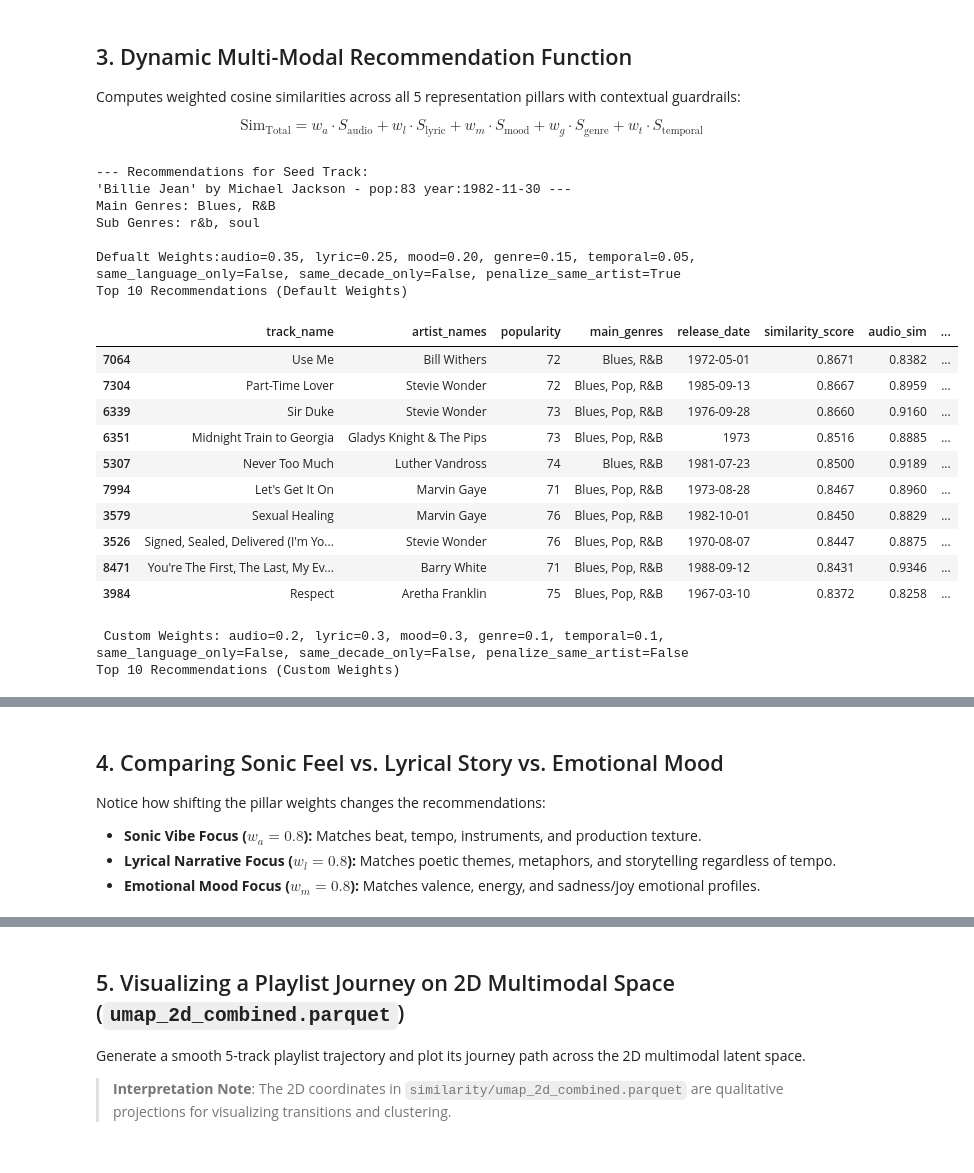
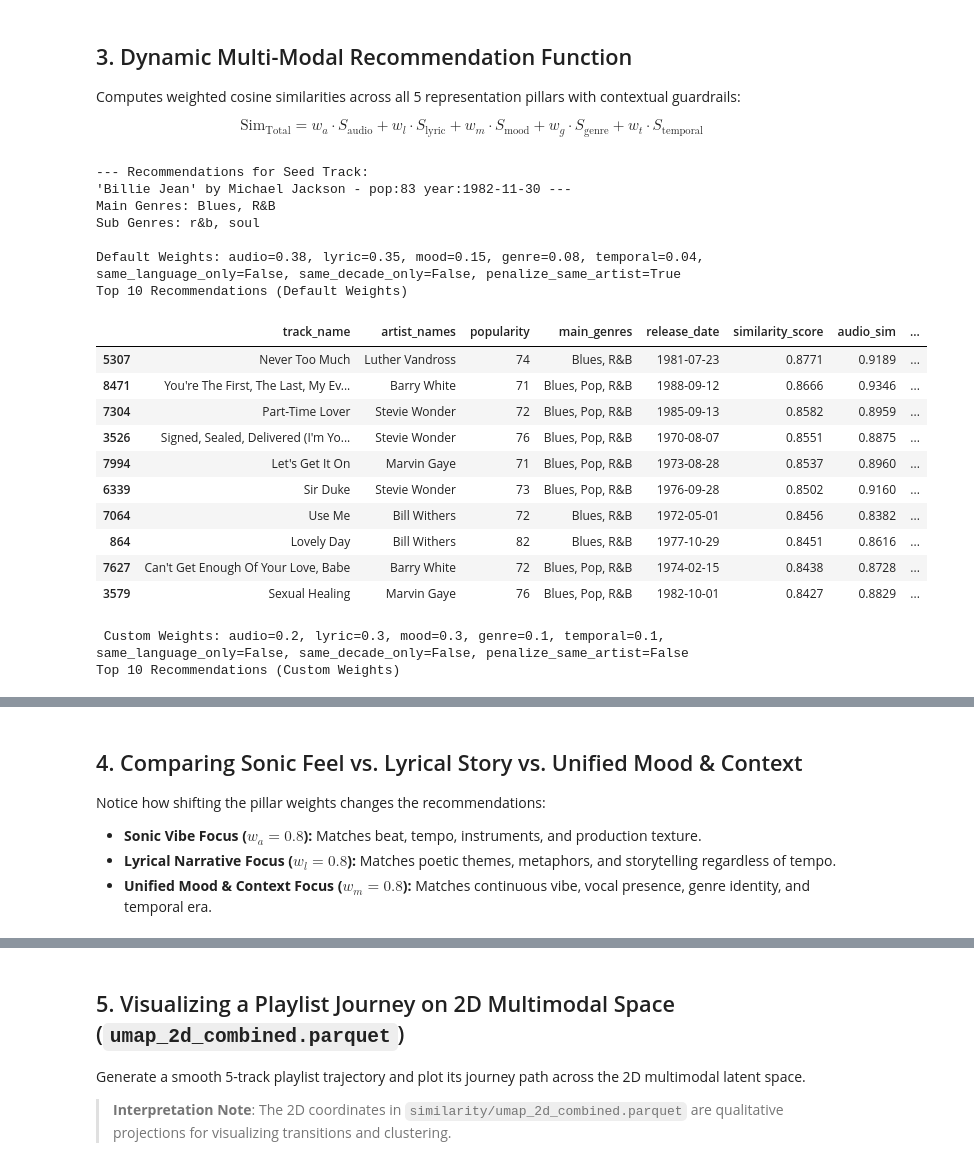
Before and after one commit to essteec/music-prediction, a Jupyter notebook: notebooks/03_content_based_recommendation_engine.ipynb, the cells around one changed output, grey strips where cells are left out. Drawn from its saved outputs; the diff is of its cells as text; code cells hidden in the pictures.

```diff
--- a/notebooks/03_content_based_recommendation_engine.ipynb
+++ b/notebooks/03_content_based_recommendation_engine.ipynb
@@ -47,25 +47,33 @@ e5_lyric = np.load(DATA_DIR / 'embeddings' / 'lyric' / 'multilingual_e5_large_10
 has_lyrics = (np.linalg.norm(harrier, axis=1, keepdims=True) > 1e-6).astype(np.float32)
 lyric_norm = l2_norm(np.concatenate([l2_norm(harrier), l2_norm(e5_lyric)], axis=1)) * has_lyrics
 
-# 3. Mood & Emotion Representation (59-D: Spotify 11-D + GoEmotions/NRC 36-D + Vocal DSP 12-D)
+# 3. Unified Mood & Context Representation (83-D: Genre 40% + Spotify 30% + Temporal 15% + Vocal DSP 15%)
+# Evaluated via LOGO ablation: GoEmotions (36-D) dropped to remove non-English zero-padding bias;
+# Genre Hybrid (50-D) and Temporal Context (10-D) added as stylistic and era anchors.
 spotify_11d = np.load(DATA_DIR / 'embeddings' / 'metadata' / 'spotify_audio_11d.npy')
-emotion_36d = np.load(DATA_DIR / 'embeddings' / 'metadata' / 'emotion_sentiment_36d.npy')
 vocal_12d   = np.load(DATA_DIR / 'embeddings' / 'metadata' / 'vocal_dsp_12d.npy')
-mood_norm = l2_norm(np.concatenate([l2_norm(spotify_11d), l2_norm(emotion_36d), l2_norm(vocal_12d)], axis=1))
+genre_50d   = np.load(DATA_DIR / 'embeddings' / 'metadata' / 'genre_hybrid_50d.npy')
+temporal_10d = np.load(DATA_DIR / 'embeddings' / 'metadata' / 'temporal_collab_10d.npy')
+
+mood_blocks = [
+    np.sqrt(0.40) * l2_norm(genre_50d),
+    np.sqrt(0.30) * l2_norm(spotify_11d),
+    np.sqrt(0.15) * l2_norm(temporal_10d),
+    np.sqrt(0.15) * l2_norm(vocal_12d)
+]
+mood_norm = l2_norm(np.concatenate(mood_blocks, axis=1))
 
 # 4. Genre Style Representation (50-D: 17-D Main + 17-D Sub Rollup + 16-D Latent SVD)
-genre_50d = np.load(DATA_DIR / 'embeddings' / 'metadata' / 'genre_hybrid_50d.npy')
 genre_norm = l2_norm(genre_50d)
 
 # 5. Temporal & Collaboration Context (10-D)
-temporal_10d = np.load(DATA_DIR / 'embeddings' / 'metadata' / 'temporal_collab_10d.npy')
 temporal_norm = l2_norm(temporal_10d)
 
 print(f"Loaded representations for {len(songs):,} songs:")
-print(f"  • Audio Embedding Dimension:    {audio_norm.shape[1]}-D")
-print(f"  • Lyric Embedding Dimension:    {lyric_norm.shape[1]}-D")
-print(f"  • Mood & Emotion Dimension:     {mood_norm.shape[1]}-D")
-print(f"  • Genre Hybrid Dimension:       {genre_norm.shape[1]}-D")
-print(f"  • Temporal & Context Dimension: {temporal_norm.shape[1]}-D")
+print(f"  • Audio Embedding Dimension:          {audio_norm.shape[1]}-D")
+print(f"  • Lyric Embedding Dimension:          {lyric_norm.shape[1]}-D")
+print(f"  • Unified Mood & Context Dimension:   {mood_norm.shape[1]}-D")
+print(f"  • Genre Hybrid Dimension:             {genre_norm.shape[1]}-D")
+print(f"  • Temporal & Context Dimension:       {temporal_norm.shape[1]}-D")
 # %% [output]
 Loaded representations for 10,000 songs:
@@ -114,11 +122,11 @@ $$\text{Sim}_{\text{Total}} = w_a \cdot S_{\text{audio}} + w_l \cdot S_{\text{ly
 def recommend_songs(
     seed_idx: int,
     top_k: int = 5,
-    audio_weight: float = 0.35,
-    lyric_weight: float = 0.25,
-    mood_weight: float = 0.20,
-    genre_weight: float = 0.15,
-    temporal_weight: float = 0.05,
+    audio_weight: float = 0.38,
+    lyric_weight: float = 0.35,
+    mood_weight: float = 0.15,
+    genre_weight: float = 0.08,
+    temporal_weight: float = 0.04,
     same_language_only: bool = False,
     same_decade_only: bool = False,
     penalize_same_artist: bool = True
@@ -182,45 +190,45 @@ def recommend_songs(
     results['mood_sim'] = np.round(s_mood[top_indices], 4)
     results['genre_sim'] = np.round(s_genre[top_indices], 4)
 
     return results
 
 # Test recommendation on Song 653
 seed_idx = 653
 print("--- Recommendations for Seed Track:")
 print(f"'{songs.iloc[seed_idx]['track_name']}' by {songs.iloc[seed_idx]['artist_names']} - pop:{songs.iloc[seed_idx]['popularity']} year:{songs.iloc[seed_idx]['release_date']} ---")
 # genres and sub-genres of seed track
 print(f"Main Genres: {songs.iloc[seed_idx]['main_genres']}")
 print(f"Sub Genres: {songs.iloc[seed_idx]['artist_genres']}")
 
-print("\nDefualt Weights:audio=0.35, lyric=0.25, mood=0.20, genre=0.15, temporal=0.05,\nsame_language_only=False, same_decade_only=False, penalize_same_artist=True")
+print("\nDefault Weights: audio=0.38, lyric=0.35, mood=0.15, genre=0.08, temporal=0.04,\nsame_language_only=False, same_decade_only=False, penalize_same_artist=True")
 print("Top 10 Recommendations (Default Weights)")
 
 display(recommend_songs(seed_idx, top_k=10))
 
 print("\n Custom Weights: audio=0.2, lyric=0.3, mood=0.3, genre=0.1, temporal=0.1,\nsame_language_only=False, same_decade_only=False, penalize_same_artist=False")
 print("Top 10 Recommendations (Custom Weights)")
 
 display(recommend_songs(seed_idx, top_k=10, audio_weight=0.2, lyric_weight=0.3, mood_weight=0.3, genre_weight=0.1, temporal_weight=0.1, same_language_only=False, same_decade_only=False, penalize_same_artist=False))
 # %% [output]
 --- Recommendations for Seed Track:
 'Billie Jean' by Michael Jackson - pop:83 year:1982-11-30 ---
 Main Genres: Blues, R&B
 Sub Genres: r&b, soul
 
-Defualt Weights:audio=0.35, lyric=0.25, mood=0.20, genre=0.15, temporal=0.05,
+Default Weights: audio=0.38, lyric=0.35, mood=0.15, genre=0.08, temporal=0.04,
 same_language_only=False, same_decade_only=False, penalize_same_artist=True
 Top 10 Recommendations (Default Weights)
 |  | track_name | artist_names | popularity | main_genres | release_date | similarity_score | audio_sim | ... |
-| 7064 | Use Me | Bill Withers | 72 | Blues, R&B | 1972-05-01 | 0.8671 | 0.8382 | ... |
-| 7304 | Part-Time Lover | Stevie Wonder | 72 | Blues, Pop, R&B | 1985-09-13 | 0.8667 | 0.8959 | ... |
-| 6339 | Sir Duke | Stevie Wonder | 73 | Blues, Pop, R&B | 1976-09-28 | 0.8660 | 0.9160 | ... |
-| 6351 | Midnight Train to Georgia | Gladys Knight & The Pips | 73 | Blues, Pop, R&B | 1973 | 0.8516 | 0.8885 | ... |
-| 5307 | Never Too Much | Luther Vandross | 74 | Blues, R&B | 1981-07-23 | 0.8500 | 0.9189 | ... |
-| 7994 | Let's Get It On | Marvin Gaye | 71 | Blues, Pop, R&B | 1973-08-28 | 0.8467 | 0.8960 | ... |
-| 3579 | Sexual Healing | Marvin Gaye | 76 | Blues, Pop, R&B | 1982-10-01 | 0.8450 | 0.8829 | ... |
-| 3526 | Signed, Sealed, Delivered (I'm Yo... | Stevie Wonder | 76 | Blues, Pop, R&B | 1970-08-07 | 0.8447 | 0.8875 | ... |
-| 8471 | You're The First, The Last, My Ev... | Barry White | 71 | Blues, Pop, R&B | 1988-09-12 | 0.8431 | 0.9346 | ... |
-| 3984 | Respect | Aretha Franklin | 75 | Blues, Pop, R&B | 1967-03-10 | 0.8372 | 0.8258 | ... |
+| 5307 | Never Too Much | Luther Vandross | 74 | Blues, R&B | 1981-07-23 | 0.8771 | 0.9189 | ... |
+| 8471 | You're The First, The Last, My Ev... | Barry White | 71 | Blues, Pop, R&B | 1988-09-12 | 0.8666 | 0.9346 | ... |
+| 7304 | Part-Time Lover | Stevie Wonder | 72 | Blues, Pop, R&B | 1985-09-13 | 0.8582 | 0.8959 | ... |
+| 3526 | Signed, Sealed, Delivered (I'm Yo... | Stevie Wonder | 76 | Blues, Pop, R&B | 1970-08-07 | 0.8551 | 0.8875 | ... |
+| 7994 | Let's Get It On | Marvin Gaye | 71 | Blues, Pop, R&B | 1973-08-28 | 0.8537 | 0.8960 | ... |
+| 6339 | Sir Duke | Stevie Wonder | 73 | Blues, Pop, R&B | 1976-09-28 | 0.8502 | 0.9160 | ... |
+| 7064 | Use Me | Bill Withers | 72 | Blues, R&B | 1972-05-01 | 0.8456 | 0.8382 | ... |
+| 864 | Lovely Day | Bill Withers | 82 | Blues, R&B | 1977-10-29 | 0.8451 | 0.8616 | ... |
+| 7627 | Can't Get Enough Of Your Love, Babe | Barry White | 72 | Blues, Pop, R&B | 1974-02-15 | 0.8438 | 0.8728 | ... |
+| 3579 | Sexual Healing | Marvin Gaye | 76 | Blues, Pop, R&B | 1982-10-01 | 0.8427 | 0.8829 | ... |
  Custom Weights: audio=0.2, lyric=0.3, mood=0.3, genre=0.1, temporal=0.1,
 same_language_only=False, same_decade_only=False, penalize_same_artist=False
 Top 10 Recommendations (Custom Weights)
@@ -238,9 +246,9 @@ Top 10 Recommendations (Custom Weights)
 # %% [markdown]
-## 4. Comparing Sonic Feel vs. Lyrical Story vs. Emotional Mood
+## 4. Comparing Sonic Feel vs. Lyrical Story vs. Unified Mood & Context
 Notice how shifting the pillar weights changes the recommendations:
 - **Sonic Vibe Focus ($w_a=0.8$):** Matches beat, tempo, instruments, and production texture.
 - **Lyrical Narrative Focus ($w_l=0.8$):** Matches poetic themes, metaphors, and storytelling regardless of tempo.
-- **Emotional Mood Focus ($w_m=0.8$):** Matches valence, energy, and sadness/joy emotional profiles.
+- **Unified Mood & Context Focus ($w_m=0.8$):** Matches continuous vibe, vocal presence, genre identity, and temporal era.
 # %%
 seed_idx = 653
 seed_title = songs.iloc[seed_idx]['track_name']
```
Also changed, not shown: parts of 7 cells of this notebook, 33 other files.
